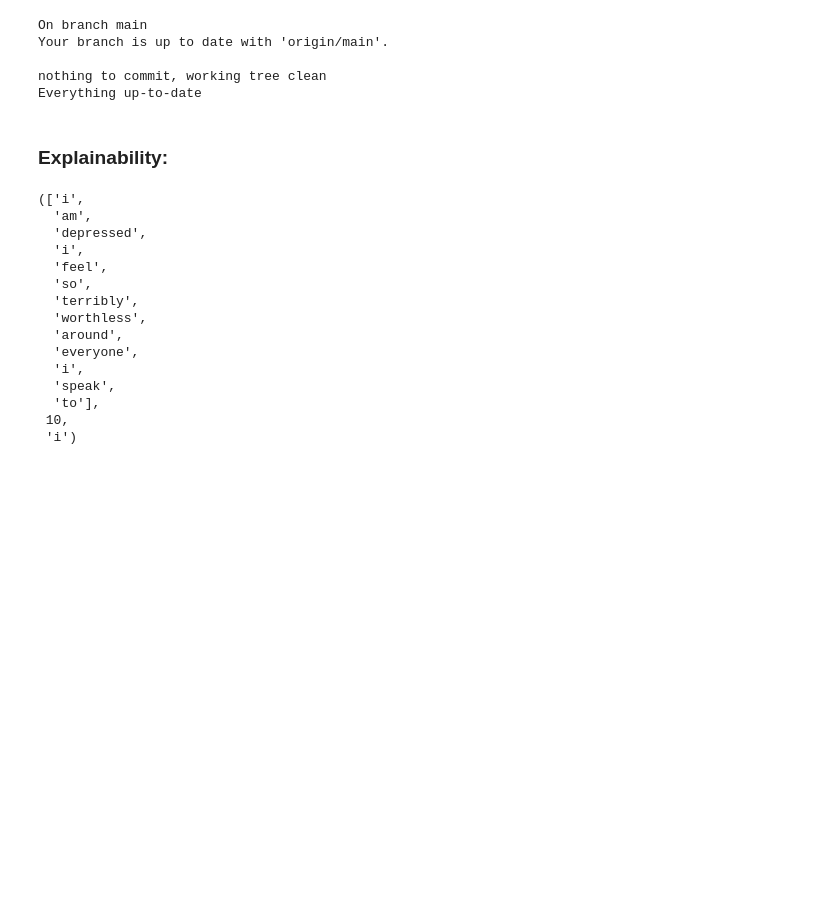
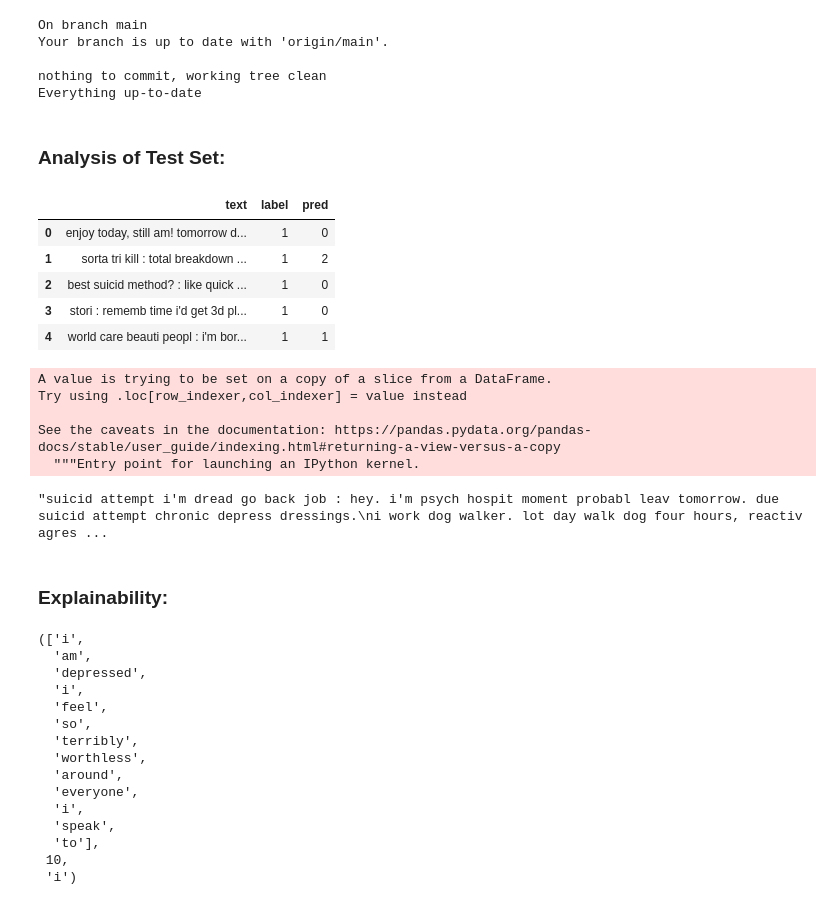
Before and after one commit to bitanb1999/Explain_Depression, a Jupyter notebook: models/Mental_BERT.ipynb, the cells around one changed output. Cells and saved outputs as stored; diff of their text form; code cells hidden in the pictures; blank space fills up the shorter version.

```diff
--- a/models/Mental_BERT.ipynb
+++ b/models/Mental_BERT.ipynb
@@ -702,3 +700,18 @@ Your branch is up to date with 'origin/main'.
 
 nothing to commit, working tree clean
 Everything up-to-date
+# %% [markdown]
+### Analysis of Test Set:
+# %%
+test=pd.DataFrame()
+test['text']=y_review_texts
+test['label']=y_test
+test['pred']=y_pred
+test.head()
+# %% [output]
+|  | text | label | pred |
+| 0 | enjoy today, still am! tomorrow d... | 1 | 0 |
+| 1 | sorta tri kill : total breakdown ... | 1 | 2 |
+| 2 | best suicid method? : like quick ... | 1 | 0 |
+| 3 | stori : rememb time i'd get 3d pl... | 1 | 0 |
+| 4 | world care beauti peopl : i'm bor... | 1 | 1 |
@@ -705,3 +721,15 @@ Everything up-to-date
+# %%
+incorrect_pred['difference']=np.abs(incorrect_pred['label']-incorrect_pred['pred'])
+# %% [output]
+A value is trying to be set on a copy of a slice from a DataFrame.
+Try using .loc[row_indexer,col_indexer] = value instead
+
+See the caveats in the documentation: https://pandas.pydata.org/pandas-docs/stable/user_guide/indexing.html#returning-a-view-versus-a-copy
+  """Entry point for launching an IPython kernel.
+# %%
+incorrect_pred[incorrect_pred.difference>1].iloc[0]['text']
+# %% [output]
+"suicid attempt i'm dread go back job : hey. i'm psych hospit moment probabl leav tomorrow. due suicid attempt chronic depress dressings.\ni work dog walker. lot day walk dog four hours, reactiv agres ...
 # %% [markdown]
 ### Explainability:
 # %%
```
Also changed, not shown: parts of 31 cells of this notebook.
